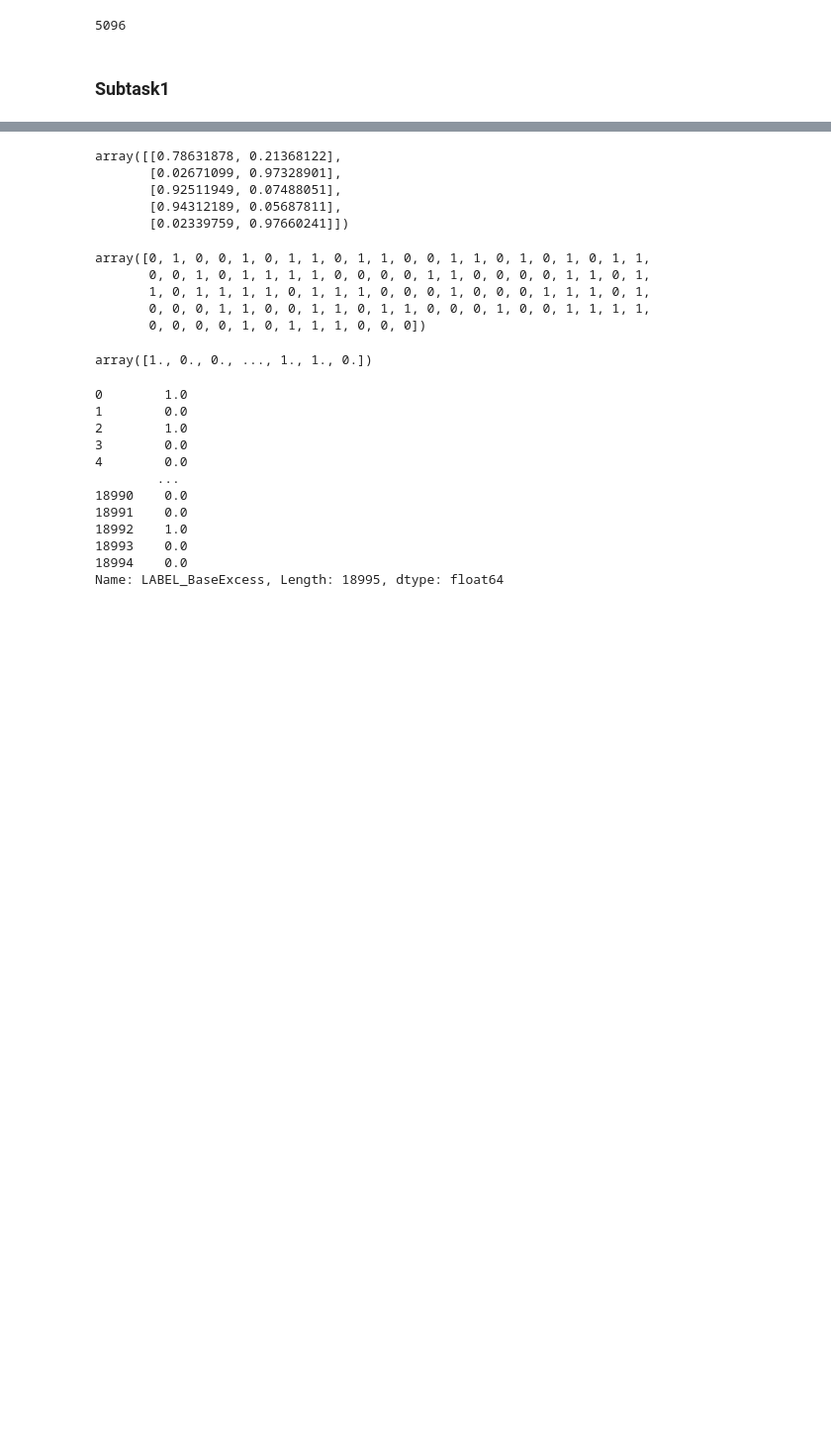
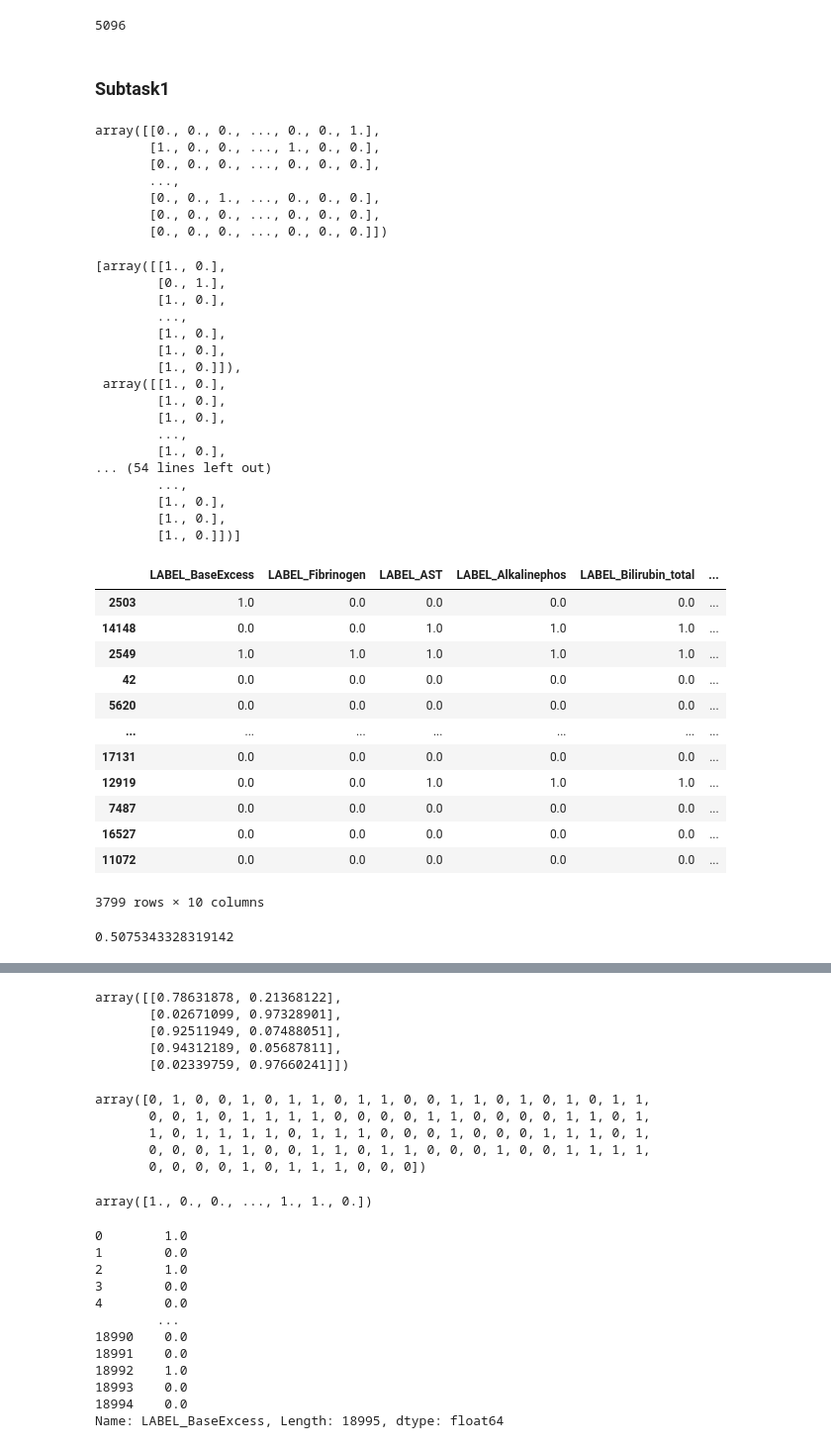
Before and after one commit to jonarivado/IML-Projects, a Jupyter notebook: Project 2/models2.ipynb, the cells around one changed output, grey strips where cells are left out. Shown at 99% size. Cells and saved outputs as stored; diff of their text form; code cells hidden in the pictures; blank space fills up the shorter version.

```diff
--- a/Project 2/models2.ipynb
+++ b/Project 2/models2.ipynb
@@ -83,6 +103,75 @@ Name: LABEL_BaseExcess, Length: 18995, dtype: float64
 5096
 # %% [markdown]
 ### Subtask1
+# %%
+from sklearn.tree import DecisionTreeClassifier
+clf = DecisionTreeClassifier(criterion='gini', random_state=0)
+X_train, X_test, y_train, y_test = train_test_split(train, labels1, test_size=0.2, random_state=42)
+clf.fit(X_train,y_train)
+y_pred=clf.predict(X_test)
+y_pred_proba=clf.predict_proba(X_test)
+display(y_pred, y_pred_proba, y_test)
+# %% [output]
+array([[0., 0., 0., ..., 0., 0., 1.],
+       [1., 0., 0., ..., 1., 0., 0.],
+       [0., 0., 0., ..., 0., 0., 0.],
+       ...,
+       [0., 0., 1., ..., 0., 0., 0.],
+       [0., 0., 0., ..., 0., 0., 0.],
+       [0., 0., 0., ..., 0., 0., 0.]])
+[array([[1., 0.],
+        [0., 1.],
+        [1., 0.],
+        ...,
+        [1., 0.],
+        [1., 0.],
+        [1., 0.]]),
+ array([[1., 0.],
+        [1., 0.],
+        [1., 0.],
+        ...,
+        [1., 0.],
+... (54 lines left out)
+        ...,
+        [1., 0.],
+        [1., 0.],
+        [1., 0.]])]
+|  | LABEL_BaseExcess | LABEL_Fibrinogen | LABEL_AST | LABEL_Alkalinephos | LABEL_Bilirubin_total | ... |
+| 2503 | 1.0 | 0.0 | 0.0 | 0.0 | 0.0 | ... |
+| 14148 | 0.0 | 0.0 | 1.0 | 1.0 | 1.0 | ... |
+| 2549 | 1.0 | 1.0 | 1.0 | 1.0 | 1.0 | ... |
+| 42 | 0.0 | 0.0 | 0.0 | 0.0 | 0.0 | ... |
+| 5620 | 0.0 | 0.0 | 0.0 | 0.0 | 0.0 | ... |
+| ... | ... | ... | ... | ... | ... | ... |
+| 17131 | 0.0 | 0.0 | 0.0 | 0.0 | 0.0 | ... |
+| 12919 | 0.0 | 0.0 | 1.0 | 1.0 | 1.0 | ... |
+| 7487 | 0.0 | 0.0 | 0.0 | 0.0 | 0.0 | ... |
+| 16527 | 0.0 | 0.0 | 0.0 | 0.0 | 0.0 | ... |
+| 11072 | 0.0 | 0.0 | 0.0 | 0.0 | 0.0 | ... |
+3799 rows × 10 columns
+# %%
+from sklearn.model_selection import cross_val_score
+from sklearn.model_selection import RepeatedStratifiedKFold
+from sklearn.ensemble import RandomForestClassifier
+from sklearn.multioutput import MultiOutputClassifier
+X_train, X_test, y_train, y_test = train_test_split(train, labels1, test_size=0.2, random_state=42)
+#model = MultiOutputClassifier(RandomForestClassifier(n_estimators=1000))
+clf=RandomForestClassifier(class_weight='balanced')
+clf.fit(X_train, y_train)
+y_pred_proba=clf.predict_proba(X_test)
+#cv = RepeatedStratifiedKFold(n_splits=5, n_repeats=3, random_state=1)
+#scores = cross_val_score(model, X_train, y_train, cv=cv, n_jobs=-1)
+err2=roc_auc_score(y_test['LABEL_BaseExcess'], y_pred_proba[0][:,1])
+# err=np.empty(10)
+# TESTS = ['LABEL_BaseExcess', 'LABEL_Fibrinogen', 'LABEL_AST', 'LABEL_Alkalinephos', 'LABEL_Bilirubin_total',
+#          'LABEL_Lactate', 'LABEL_TroponinI', 'LABEL_SaO2',
+#          'LABEL_Bilirubin_direct', 'LABEL_EtCO2']
+# for i,label in enumerate(TESTS):
+#     err[i]=roc_auc_score(y_test[label], y_pred_proba[i][:,1])
+# display(err)
+display(err2)
+# %% [output]
+0.5075343328319142
 # %%
 from sklearn.svm import SVC #run time 2.5 min.
 from sklearn.datasets import make_classification
```
Also changed, not shown: parts of 3 cells of this notebook, 6 other files.
